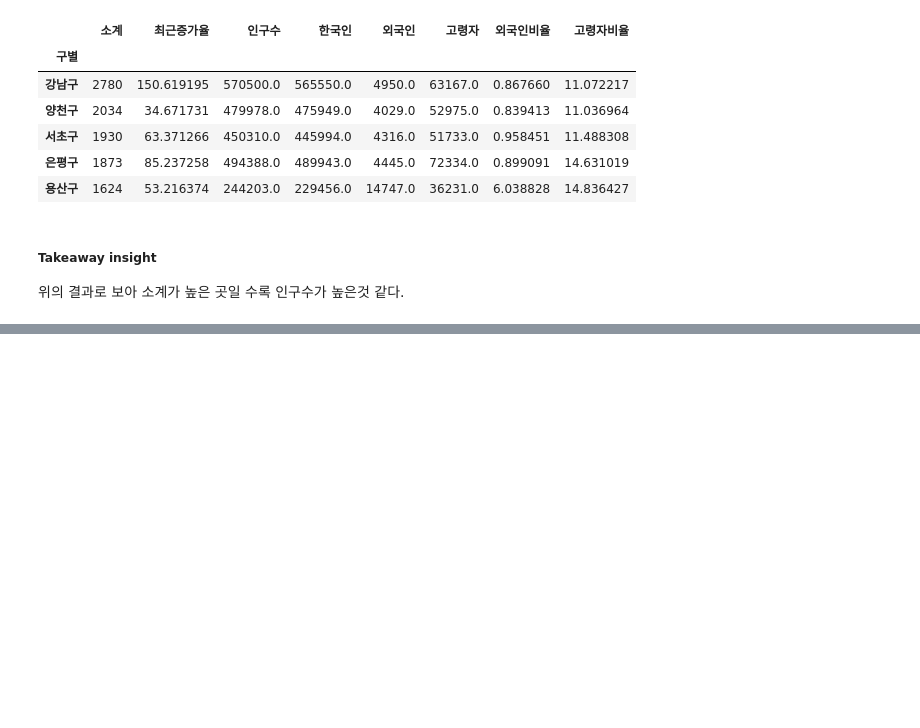
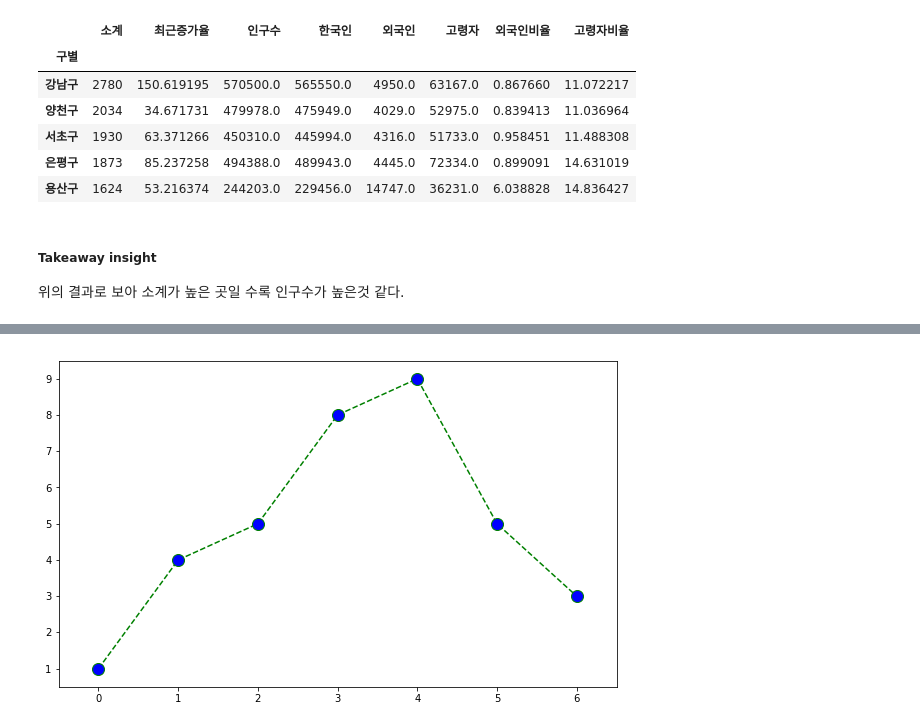
Before and after one commit to jbaeckn/data_jumurugi, a Jupyter notebook: chapter1/Chapter1_Notes.ipynb, the cells around one changed output, grey strips where cells are left out. Saved outputs shown, nothing was run; the diff lists cells and outputs as text; code cells hidden in the pictures; blank space fills up the shorter version.

```diff
--- a/chapter1/Chapter1_Notes.ipynb
+++ b/chapter1/Chapter1_Notes.ipynb
@@ -799,0 +838,11 @@ data_result.sort_values(by='소계', ascending=False).head(5)
+# %%
+t = [0, 1, 2, 3, 4, 5, 6]
+y = [1, 4, 5, 8, 9, 5, 3]
+plt.figure(figsize=(10,6))
+plt.plot(t, y, color='green', linestyle='dashed', marker='o',
+         markerfacecolor = 'blue', markersize=12)
+plt.xlim([-0.5, 6.5])
+plt.ylim([0.5, 9.5])
+plt.show()
+# %% [output]
+[figure, added]
```
Also changed, not shown: parts of 34 cells of this notebook.
